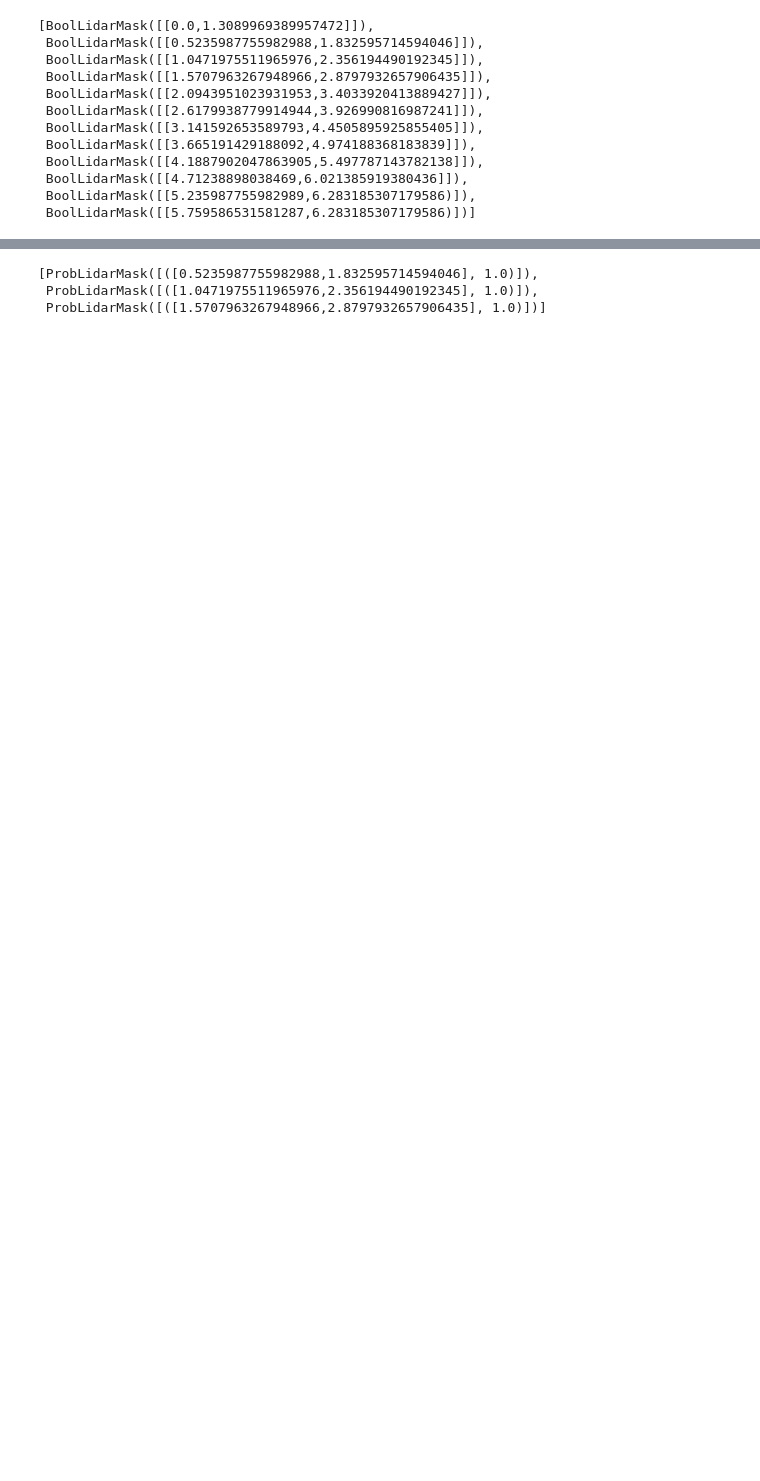
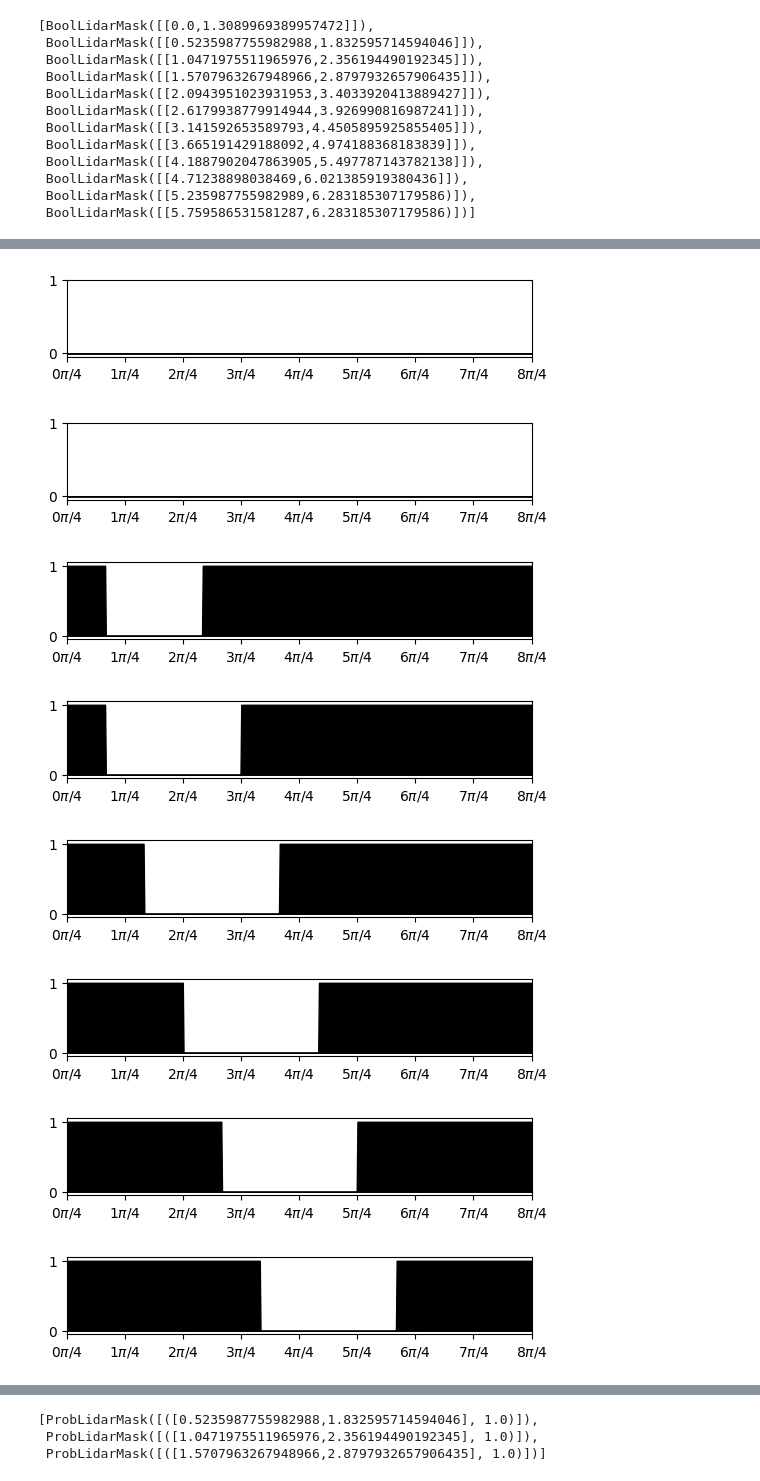
Before and after one commit to twright/Turtlebot-Sim, a Jupyter notebook: notebooks/Lidar Masking Examples.ipynb, the cells around one changed output, grey strips where cells are left out. Cells and saved outputs as stored; diff of their text form; code cells hidden in the pictures; blank space fills up the shorter version.

```diff
--- a/notebooks/Lidar Masking Examples.ipynb
+++ b/notebooks/Lidar Masking Examples.ipynb
@@ -95,0 +147,13 @@ Wall time: 2.86 µs
+# %%
+for m in sliding_lidar_mask(ms, window_size=3, cutoff=0.4):
+    m.area_plot()
+    plt.show()
+# %% [output]
+[figure, added]
+[figure, added]
+[figure, added]
+[figure, added]
+[figure, added]
+[figure, added]
+[figure, added]
+[figure, added]
```
Also changed, not shown: parts of 35 cells of this notebook, 3 other files.
